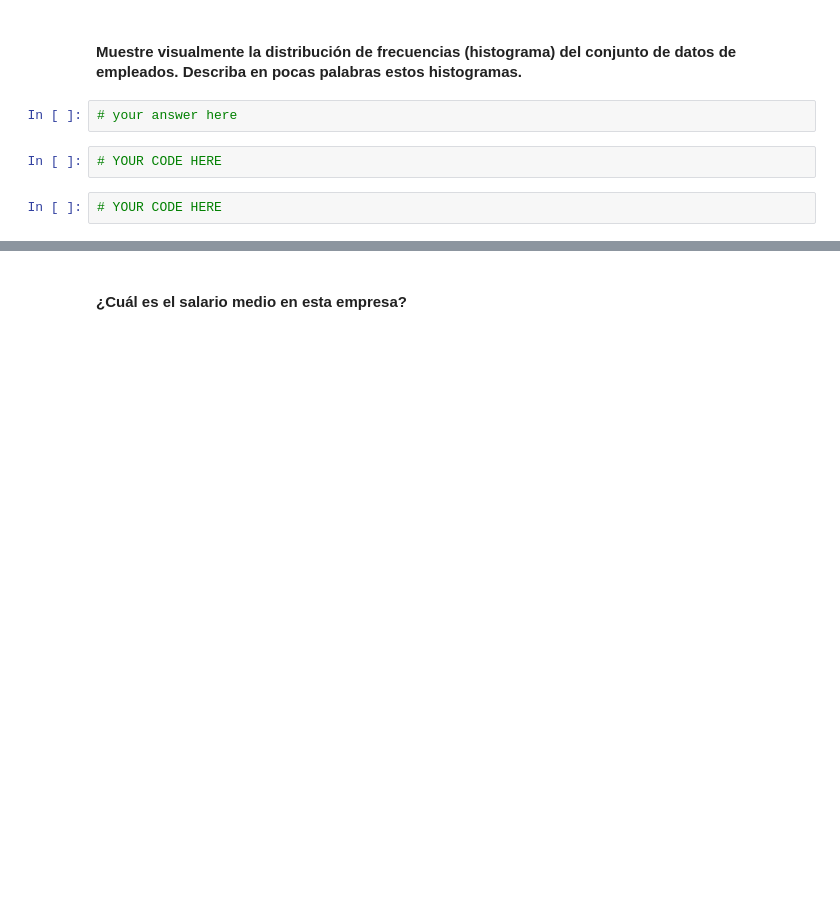
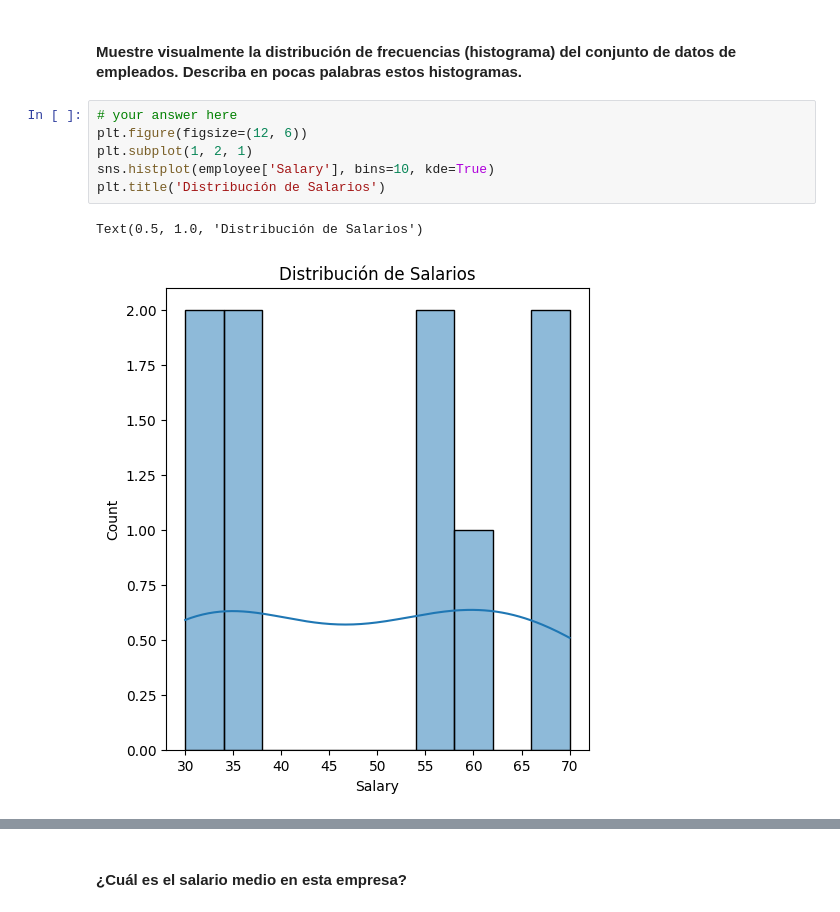
Before and after one commit to ToniMorales6/lab-descriptive-stats-es, a Jupyter notebook: your-code/main.ipynb, the cells around one changed output, grey strips where cells are left out. Cells and saved outputs as stored; diff of their text form; blank space fills up the shorter version.

```diff
--- a/your-code/main.ipynb
+++ b/your-code/main.ipynb
@@ -131,8 +141,11 @@ employee = pd.read_csv('Employee.csv')
 # %% [markdown]
 #### Muestre visualmente la distribución de frecuencias (histograma) del conjunto de datos de empleados. Describa en pocas palabras estos histogramas.
-# %%
-# your answer here
-# %%
-# YOUR CODE HERE
-# %%
-# YOUR CODE HERE
+# %%
+# your answer here
+plt.figure(figsize=(12, 6))
+plt.subplot(1, 2, 1)
+sns.histplot(employee['Salary'], bins=10, kde=True)
+plt.title('Distribución de Salarios')
+# %% [output]
+Text(0.5, 1.0, 'Distribución de Salarios')
+[figure, added]
```
Also changed, not shown: parts of 10 cells of this notebook.
